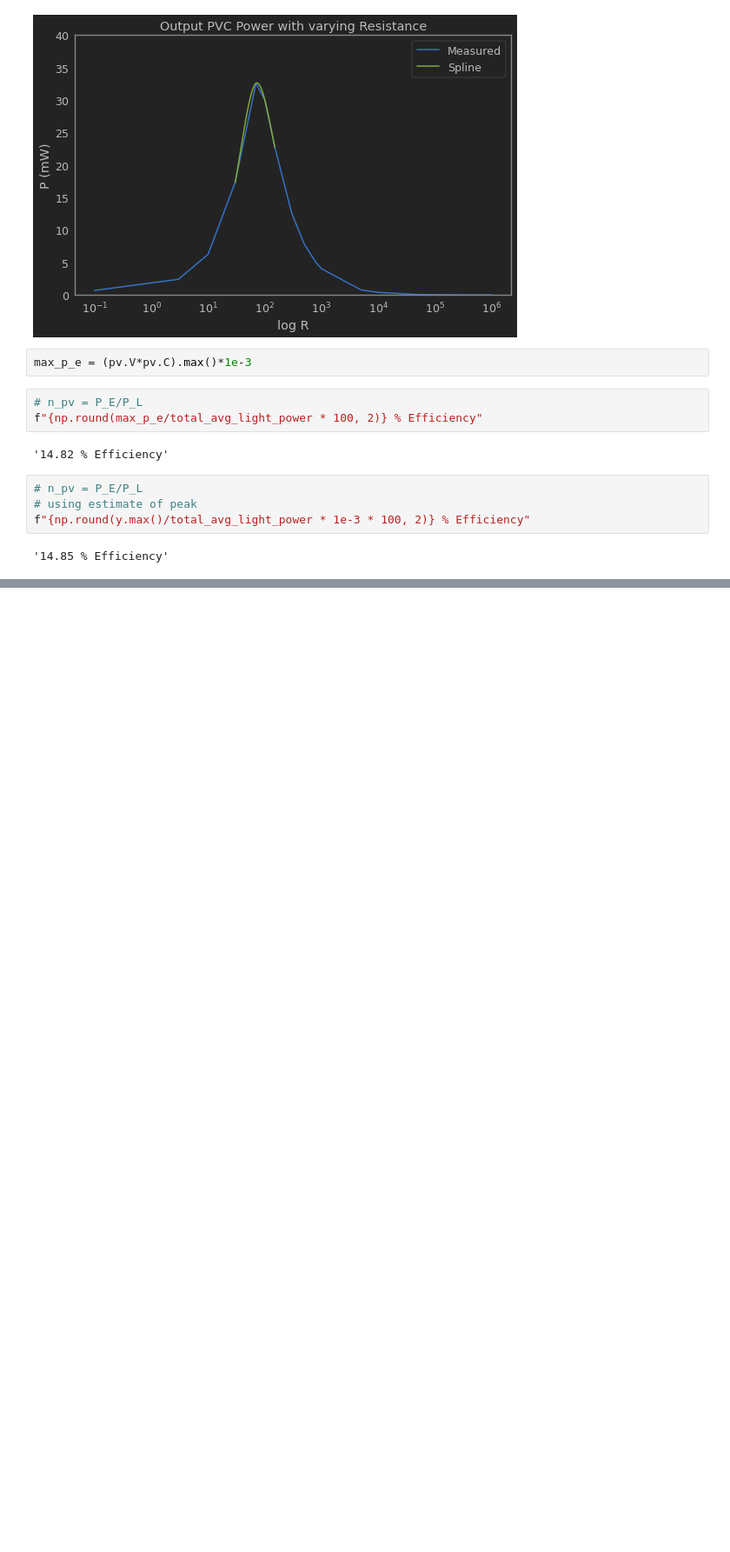
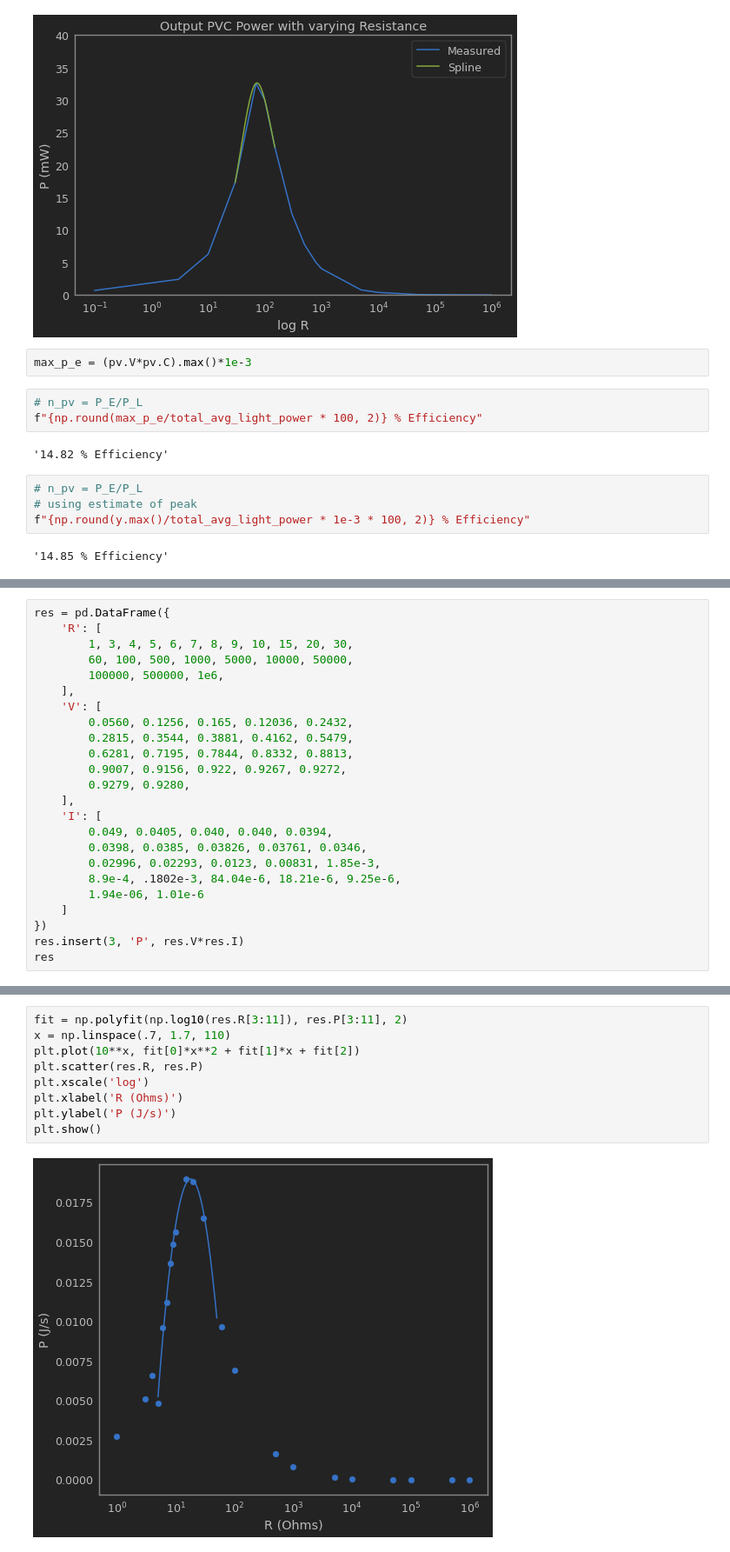
Before and after one commit to trevorm4x/APL-fuel-first, a Jupyter notebook: Lab/Lab1/APL_1_cell.ipynb, the cells around one changed output, grey strips where cells are left out. Shown at 87% size. Saved outputs shown, nothing was run; the diff lists cells and outputs as text; blank space fills up the shorter version.

```diff
--- a/Lab/Lab1/APL_1_cell.ipynb
+++ b/Lab/Lab1/APL_1_cell.ipynb
@@ -163,0 +255,24 @@ f"{np.round(y.max()/total_avg_light_power * 1e-3 * 100, 2)} % Efficiency"
+# %%
+res = pd.DataFrame({
+    'R': [
+        1, 3, 4, 5, 6, 7, 8, 9, 10, 15, 20, 30,
+        60, 100, 500, 1000, 5000, 10000, 50000,
+        100000, 500000, 1e6,
+    ],
+    'V': [
+        0.0560, 0.1256, 0.165, 0.12036, 0.2432,
+        0.2815, 0.3544, 0.3881, 0.4162, 0.5479,
+        0.6281, 0.7195, 0.7844, 0.8332, 0.8813,
+        0.9007, 0.9156, 0.922, 0.9267, 0.9272,
+        0.9279, 0.9280,
+    ],
+    'I': [
+        0.049, 0.0405, 0.040, 0.040, 0.0394,
+        0.0398, 0.0385, 0.03826, 0.03761, 0.0346,
+        0.02996, 0.02293, 0.0123, 0.00831, 1.85e-3,
+        8.9e-4, .1802e-3, 84.04e-6, 18.21e-6, 9.25e-6,
+        1.94e-06, 1.01e-6
+    ]
+})
+res.insert(3, 'P', res.V*res.I)
+res
@@ -163,0 +297,11 @@ f"{np.round(y.max()/total_avg_light_power * 1e-3 * 100, 2)} % Efficiency"
+# %%
+fit = np.polyfit(np.log10(res.R[3:11]), res.P[3:11], 2)
+x = np.linspace(.7, 1.7, 110)
+plt.plot(10**x, fit[0]*x**2 + fit[1]*x + fit[2])
+plt.scatter(res.R, res.P)
+plt.xscale('log')
+plt.xlabel('R (Ohms)')
+plt.ylabel('P (J/s)')
+plt.show()
+# %% [output]
+[figure, added]
```
Also changed, not shown: parts of 30 cells of this notebook.
